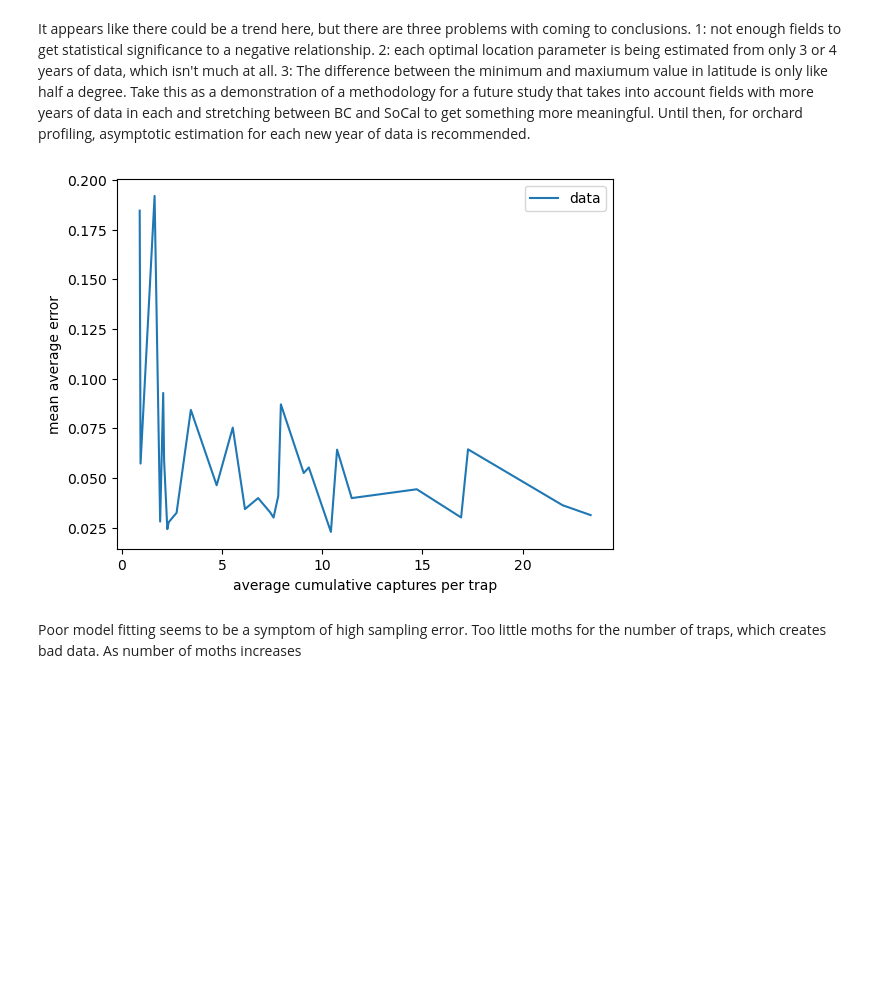
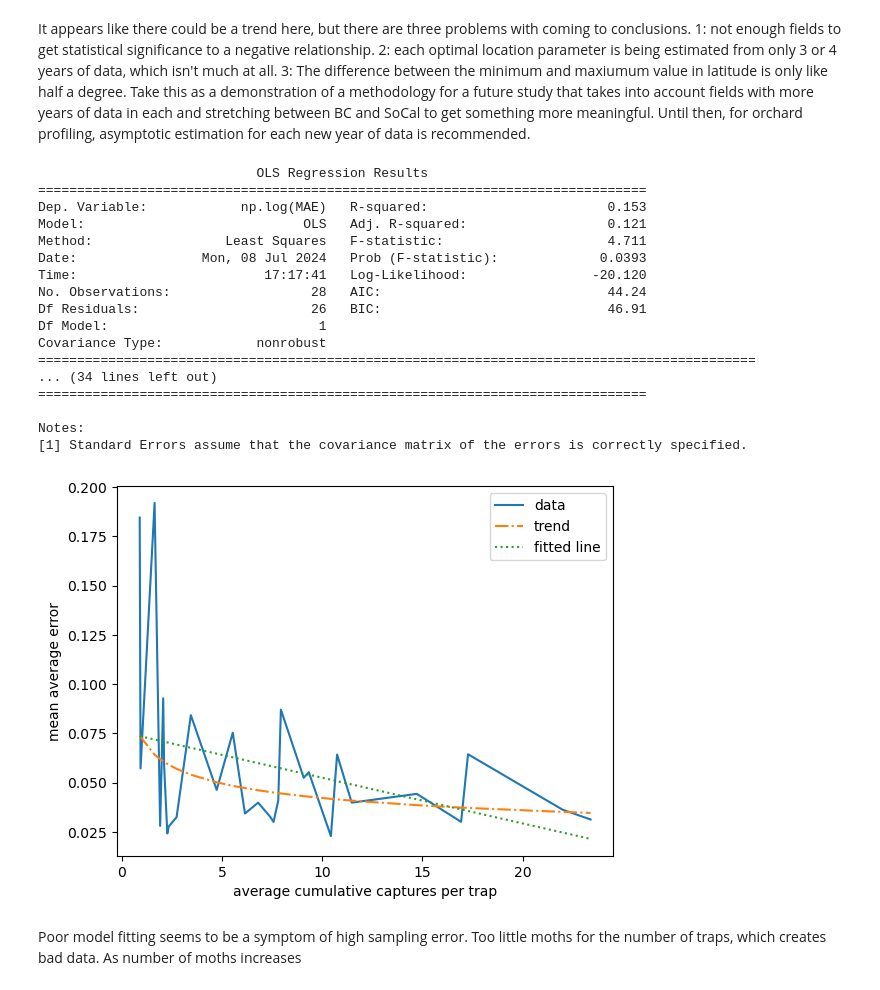
Before and after one commit to PacificBird/InsectPhenologyCaptureSim, a Jupyter notebook: multi_analysis.ipynb, the cells around one changed output. Cells and saved outputs as stored; diff of their text form; code cells hidden in the pictures; blank space fills up the shorter version.

```diff
--- a/multi_analysis.ipynb
+++ b/multi_analysis.ipynb
@@ -1653,20 +1694,43 @@ It appears like there could be a trend here, but there are three problems with c
 # %%
 def cumavg_captures(file):
     data = pd.read_csv('verification_data/'+file+'.csv').dropna()
     total = data.iloc[:,3].cumsum().tail(1).item()
     traps = data.iloc[:,2].max()
     return total / traps
 warnings.filterwarnings('ignore')
 avgcaps_mae = np.array([(cumavg_captures(file[:-1]),mae(file, biofix=biofixes[file[:-5]])[0]) for file in filenames]).T
 maecaps = pd.DataFrame({'average_captures':avgcaps_mae[0],'MAE':avgcaps_mae[1]})
 plt.xlabel('average cumulative captures per trap')
 plt.ylabel('mean average error')
+model_maecaps = smf.ols('np.log(MAE) ~ np.log(average_captures)', data=maecaps).fit()
+model_maecaps_lin = smf.ols('MAE ~ average_captures', data=maecaps).fit()
 sns.lineplot(x=maecaps.average_captures, y=maecaps.MAE, label='data')
+sns.lineplot(x=maecaps.average_captures, y=np.exp(model_maecaps.predict(maecaps.average_captures)), label='trend',linestyle='-.')
+sns.lineplot(x=maecaps.average_captures, y=model_maecaps_lin.predict(maecaps.average_captures), label='fitted line',linestyle=':')
 #sns.lineplot(x=maecaps.average_captures, y=maecaps.MAE.rolling(2).agg('mean'), label='cumulative mean')
 #sns.lineplot(x=maecaps.average_captures, y=maecaps.MAE.rolling(2).agg('var'), label='cumulative variance')
 warnings.filterwarnings('default')
+print(model_maecaps.summary())
+print(model_maecaps_lin.summary())
 # %% [output]
+                            OLS Regression Results
+==============================================================================
+Dep. Variable:            np.log(MAE)   R-squared:                       0.153
+Model:                            OLS   Adj. R-squared:                  0.121
+Method:                 Least Squares   F-statistic:                     4.711
+Date:                Mon, 08 Jul 2024   Prob (F-statistic):             0.0393
+Time:                        17:17:41   Log-Likelihood:                -20.120
+No. Observations:                  28   AIC:                             44.24
+Df Residuals:                      26   BIC:                             46.91
+Df Model:                           1
+Covariance Type:            nonrobust
+============================================================================================
+... (34 lines left out)
+==============================================================================
+
+Notes:
+[1] Standard Errors assume that the covariance matrix of the errors is correctly specified.
-[figure, old version]
+[figure, new version]
 # %% [markdown]
 Poor model fitting seems to be a symptom of high sampling error. Too little moths for the number of traps, which creates bad data. As number of moths increases
 # %% [markdown]
```
Also changed, not shown: parts of 16 cells of this notebook, 7 other files.
